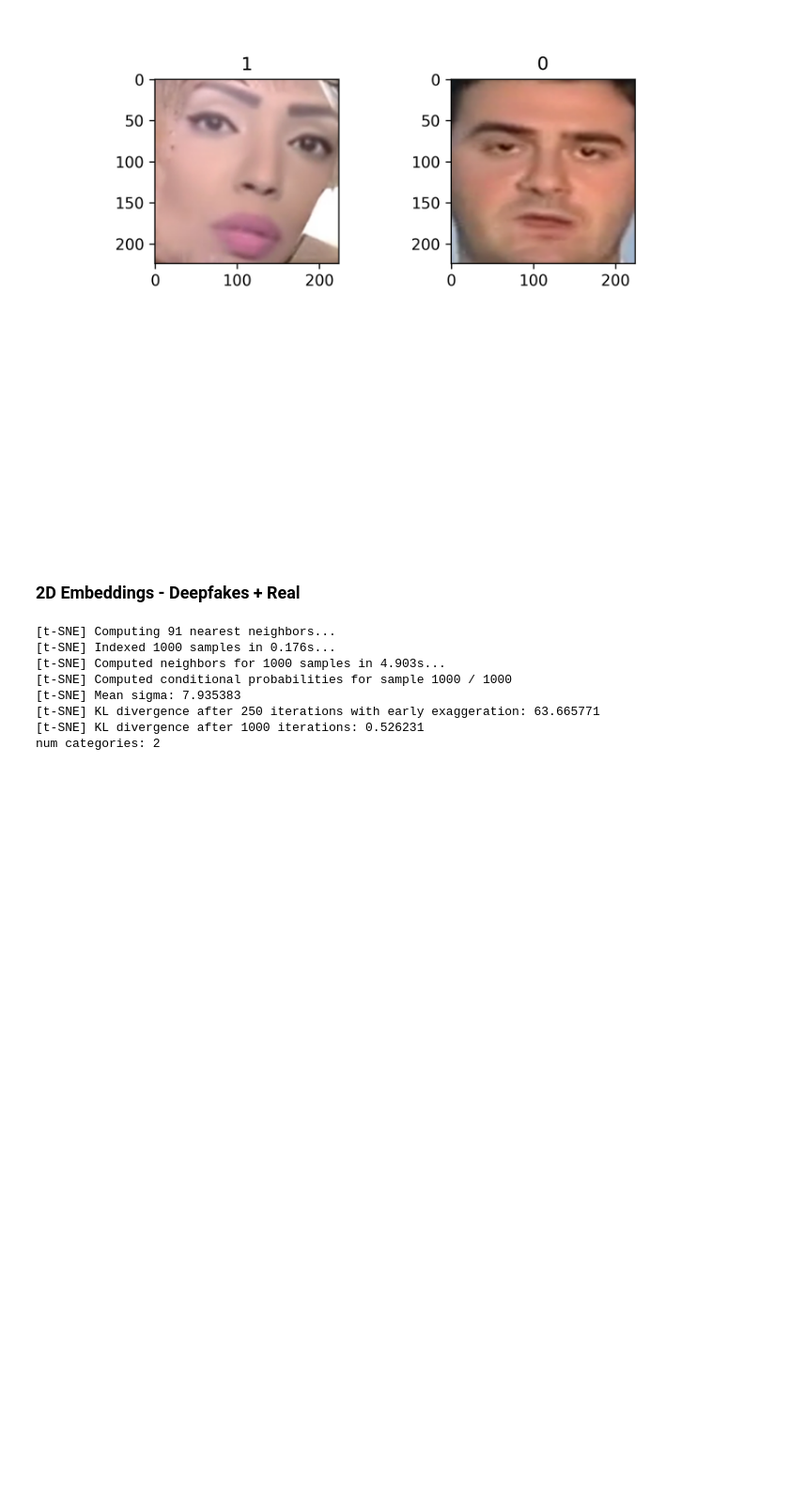
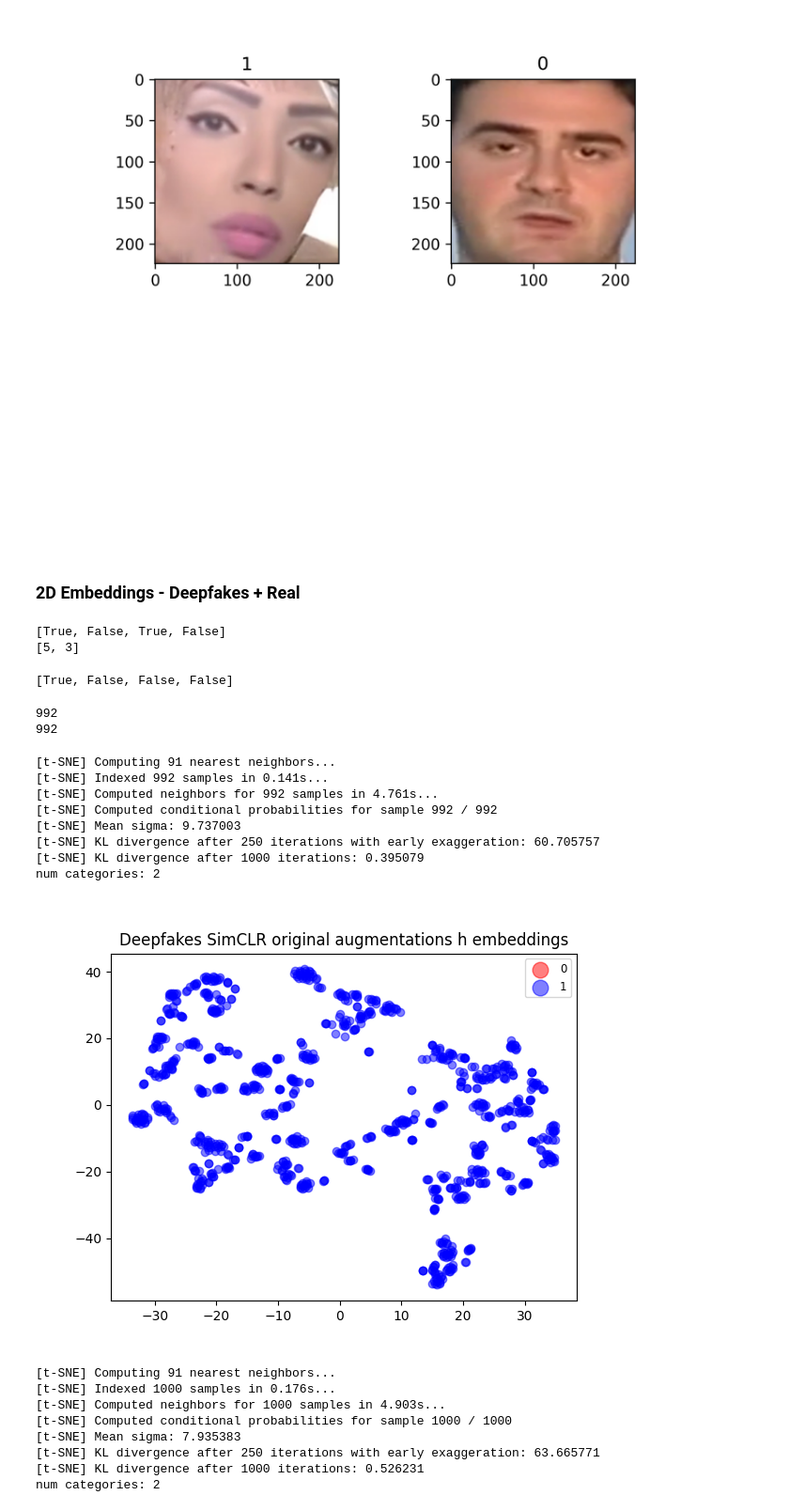
Before and after one commit to lev1ayz/DistributedDeepFakeDetection, a Jupyter notebook: Wrapper.ipynb, the cells around one changed output. Shown at 94% size. Drawn from its saved outputs; the diff is of its cells as text; code cells hidden in the pictures; blank space fills up the shorter version.

```diff
--- a/Wrapper.ipynb
+++ b/Wrapper.ipynb
@@ -123,6 +143,8 @@ FileNotFoundError: [Errno 2] No such file or directory: 'path_to_encoder'
 ### Eval Base Model
 # %%
 # Eval base model
-cmd = f'python train.py --config configs/{EVAL_CONFIG_FILE_PATH} --dist dp --encoder_ckpt "path_to_encoder"'
+encoder_path = '/media/shirbar/My\ Passport/trained_models/encoders/' + 'simclr_new_transforms_real_epoch_11000.pth.tar'
+
+cmd = f'python train.py --config {EVAL_CONFIG_FILE_PATH} --dist dp --encoder_ckpt {encoder_path}'
 !{cmd}
 # %% [output]
@@ -241,34 +247,3 @@ Test size: 4000
-# %%
-# Calculate embeddings:
-"""
-@torch.no_grad()
-def get_embeds(model, loader, device=torch.device('cuda') ,div=True, out='h'):
-    assert out == 'h' or out == 'z', "invalid out encoding specified"
-    embeds = []
-
-    if div:
-        div_embeds = []
-    targets = []
-
-    for image, _, target in tqdm(loader):
-        image = image.to(device)
-        embeds.append(model.encode(image, out=out))
-
-        if div:
-            image = image/255.
-            div_embeds.append(model.encode(image, out=out))
-
-        targets.append(target)
-
-    embeds = torch.vstack(embeds)
-    targets = torch.hstack(targets)
-
-    if div:
-        div_embeds = torch.vstack(div_embeds)
-        return embeds.cpu(), div_embeds.cpu(), targets.cpu()
-
-    return embeds.cpu(), targets.cpu()
-"""
 # %%
 _, original_aug_train_embeds, train_targets = get_embeds(original_aug_model, train_loader)
 _, new_aug_train_embeds, _ = get_embeds(new_aug_model, train_loader)
@@ -370,7 +345,7 @@ clean_transform = transforms.Compose([
 # %% [markdown]
 ## Deepfakes
 # %%
-test_loader = load_ff_ds_test(1000, 16, load_deepfakes=True, transform=clean_transform)
+test_loader = load_ff_ds_test(2000, 16, load_deepfakes=True, transform=clean_transform)
 # %% [output]
 loading real images...
 real images loaded!
@@ -406,3 +383,41 @@ max:255, min:0
+# %%
+lst1 = [1 ,0 ,1 ,0]
+tst_list = [5, 2 ,3 ,4]
+indx_list = [True if x==1 else False for x in lst1]
+print(indx_list)
+final = list(compress(tst_list, indx_list))
+print(final)
+# %% [output]
+[True, False, True, False]
+[5, 3]
+# %%
+print(indx_list)
+# %% [output]
+[True, False, False, False]
+# %%
+embds_list = embeds.tolist()
+targets_list = targets.tolist()
+indices = [True if x==1 else False for x in targets_list]
+embds_list = list(compress(embds_list, indices))
+targets_list = list(compress(targets_list, indices))
+# %%
+print(len(embds_list))
+print(len(targets_list))
+# %% [output]
+992
+992
+# %%
+plot_embeddings_2D(embds_list, targets_list, 'Deepfakes SimCLR original augmentations h embeddings')
+# %% [output]
+[t-SNE] Computing 91 nearest neighbors...
+[t-SNE] Indexed 992 samples in 0.141s...
+[t-SNE] Computed neighbors for 992 samples in 4.761s...
+[t-SNE] Computed conditional probabilities for sample 992 / 992
+[t-SNE] Mean sigma: 9.737003
+[t-SNE] KL divergence after 250 iterations with early exaggeration: 60.705757
+[t-SNE] KL divergence after 1000 iterations: 0.395079
+num categories: 2
+[figure, added]
 # %%
 plot_embeddings_2D(embeds.tolist(), targets.tolist(), 'Deepfakes SimCLR original augmentations h embeddings')
 # %% [output]
```
Also changed, not shown: parts of 25 cells of this notebook, 2 other files.
